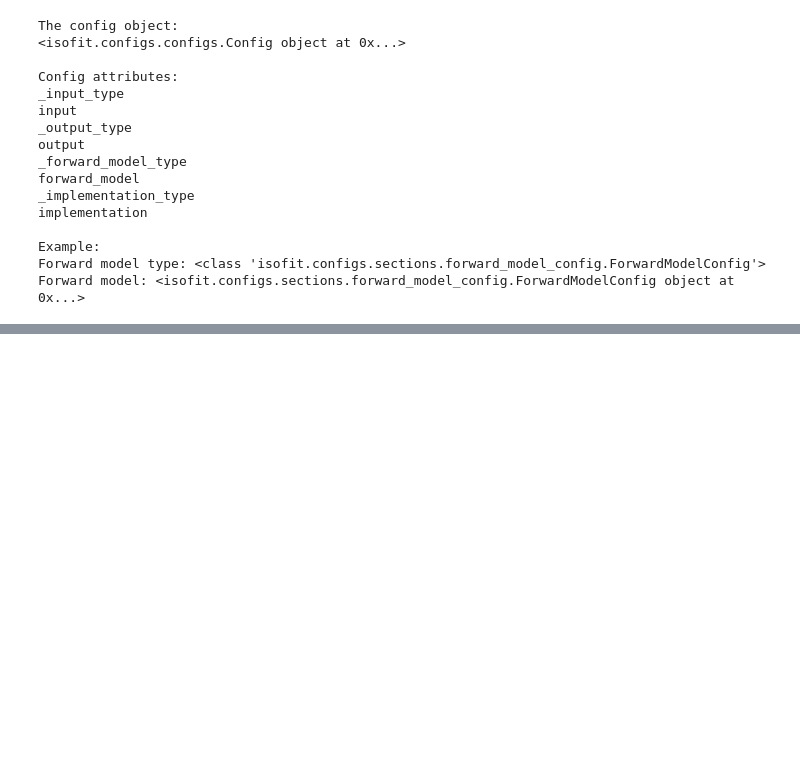
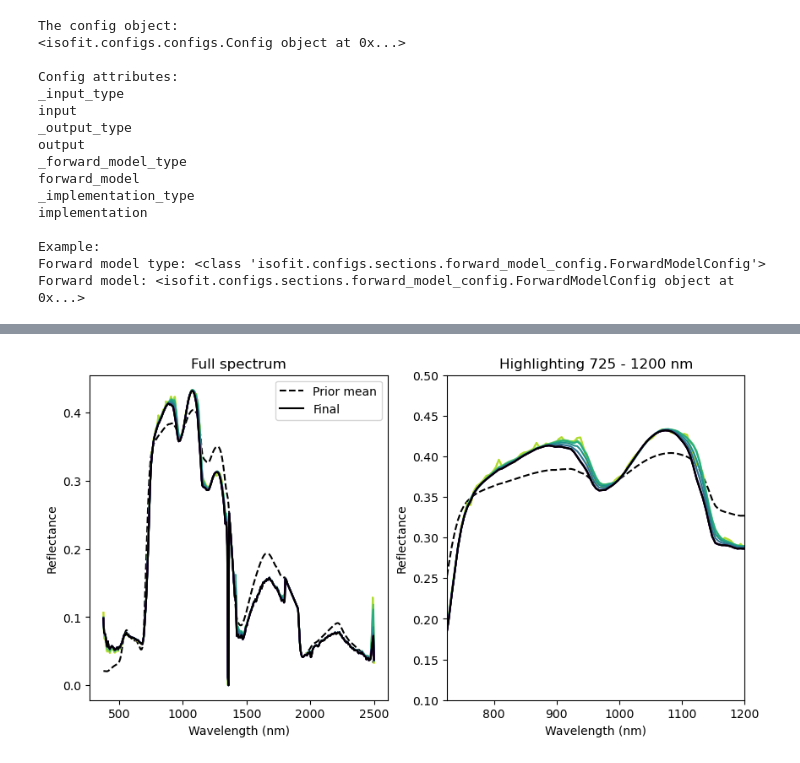
Before and after one commit to isofit/isofit-tutorials, a Jupyter notebook: isofit-tutorials/source/how_to_run/functions.ipynb, the cells around one changed output, grey strips where cells are left out. Saved outputs shown, nothing was run; the diff lists cells and outputs as text; code cells hidden in the pictures; blank space fills up the shorter version.

```diff
--- a/isofit-tutorials/source/how_to_run/functions.ipynb
+++ b/isofit-tutorials/source/how_to_run/functions.ipynb
@@ -46,6 +53,6 @@ The `config` object contains the full Isofit config. This is constructed directl
 # %%
 # Initialize the config object
-config_file = Path('~/.isofit/imagecube/small/config/ang20170323t202244_isofit.json')
+config_file = Path('~/.isofit/imagecube/medium/config/ang20170323t202244_isofit.json')
 config =  configs.create_new_config(str(config_file.expanduser()))
 
 print('The config object:')
@@ -81,0 +156,2 @@ multi_iv = Inversion(config, multi_fm)
+# %%
+iv = Inversion(config, fm)
@@ -81,0 +190,7 @@ multi_iv = Inversion(config, multi_fm)
+# %%
+meas = rdn_im[row, col, :]
+geom = Geometry(
+    obs=obs_im[row, col, :],
+    loc=loc_im[row, col, :],
+    esd=IO.load_esd()
+)
@@ -81,0 +199,6 @@ multi_iv = Inversion(config, multi_fm)
+# %%
+oe = iv.invert(meas, geom)
+
+print(f"Number of iterations to convergence: {len(oe)}")
+print(f"Data type of 'oe': {type(oe)}")
+print(f"Array shape: {oe.shape}")
@@ -81,0 +215,36 @@ multi_iv = Inversion(config, multi_fm)
+# %%
+# Set up a color map for the iterations
+n = len(oe)
+cmap_name = 'viridis_r'
+cmap = plt.get_cmap(cmap_name)
+colors = [cmap(i) for i in np.linspace(0, 1, n)]
+
+# Fit the prior mean
+xa = fm.surface.xa(oe[0], geom)
+
+fig, axs = plt.subplots(1, 2, figsize=(10, 5))
+axs[0].plot(wl, xa[:len(wl)], color='black', ls='--', label='Prior mean')
+axs[1].plot(wl, xa[:len(wl)], color='black', ls='--')
+for i, sp in enumerate(oe):
+    axs[0].plot(wl, sp[:len(wl)], color=colors[i])
+    axs[1].plot(wl, sp[:len(wl)], color=colors[i])
+
+axs[0].plot(wl, oe[-1][:len(wl)], color='black', label='Final')
+axs[1].plot(wl, oe[-1][:len(wl)], color='black')
+
+axs[0].set_ylabel('Reflectance')
+axs[0].set_xlabel('Wavelength (nm)')
+axs[1].set_ylabel('Reflectance')
+axs[1].set_xlabel('Wavelength (nm)')
+
+axs[1].set_xlim([725, 1200])
+axs[1].set_ylim([.1, .5])
+
+axs[0].set_title('Full spectrum')
+axs[1].set_title('Highlighting 725 - 1200 nm')
+
+axs[0].legend()
+
+plt.show()
+# %% [output]
+[figure, added]
```
Also changed, not shown: parts of 26 cells of this notebook, 1 other file.
